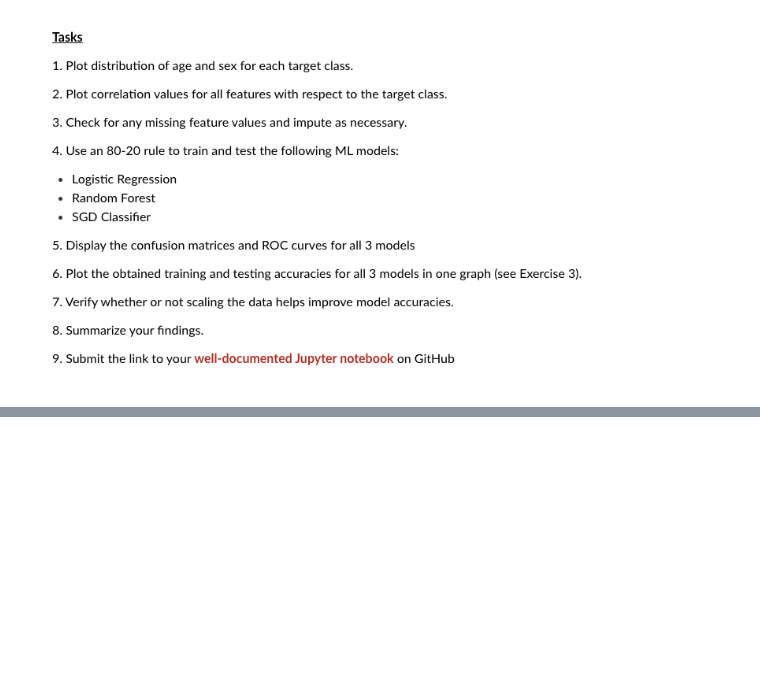
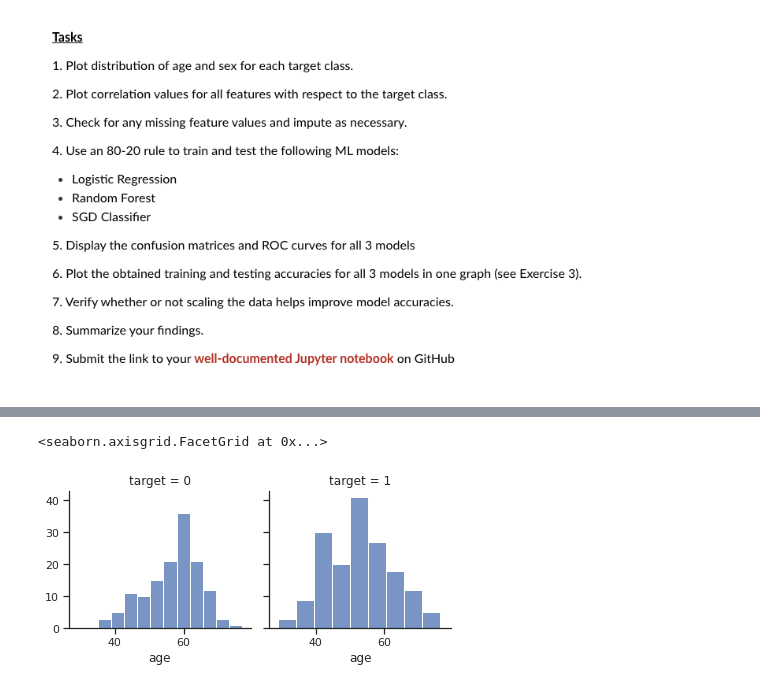
Before and after one commit to jimgrasell/AML, a Jupyter notebook: Project03/Project03_Grasell.ipynb, the cells around one changed output, grey strips where cells are left out. Drawn from its saved outputs; the diff is of its cells as text; code cells hidden in the pictures; blank space fills up the shorter version.

```diff
--- a/Project03/Project03_Grasell.ipynb
+++ b/Project03/Project03_Grasell.ipynb
@@ -18,0 +53,7 @@ HTTPError: ignored
+# %%
+# Plot histogram for age by the target variable
+g = sns.FacetGrid(df, col="target")
+g.map(sns.histplot, "age")
+# %% [output]
+<seaborn.axisgrid.FacetGrid at 0x...>
+[figure, added]
```
Also changed, not shown: parts of 37 cells of this notebook.
